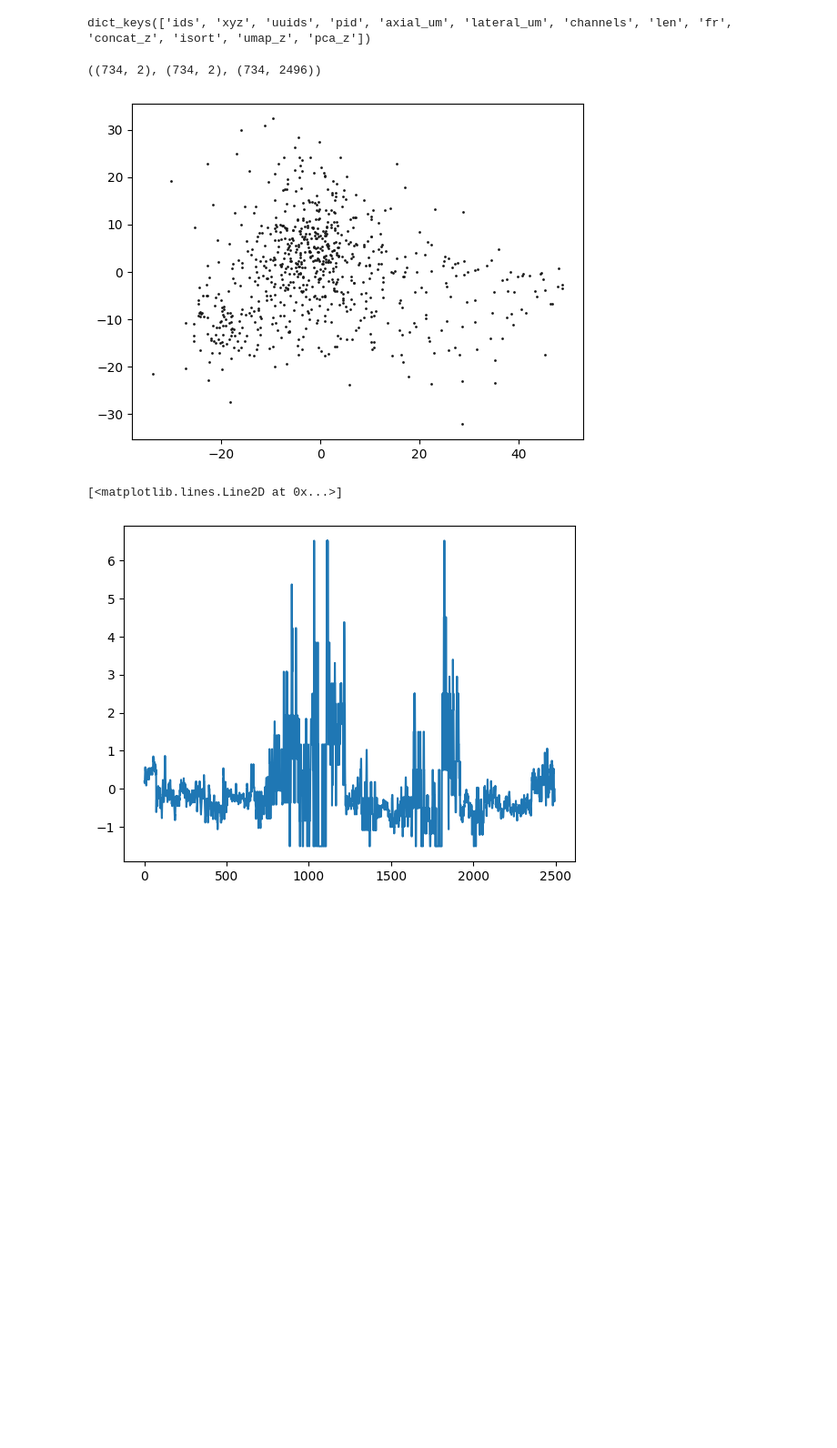
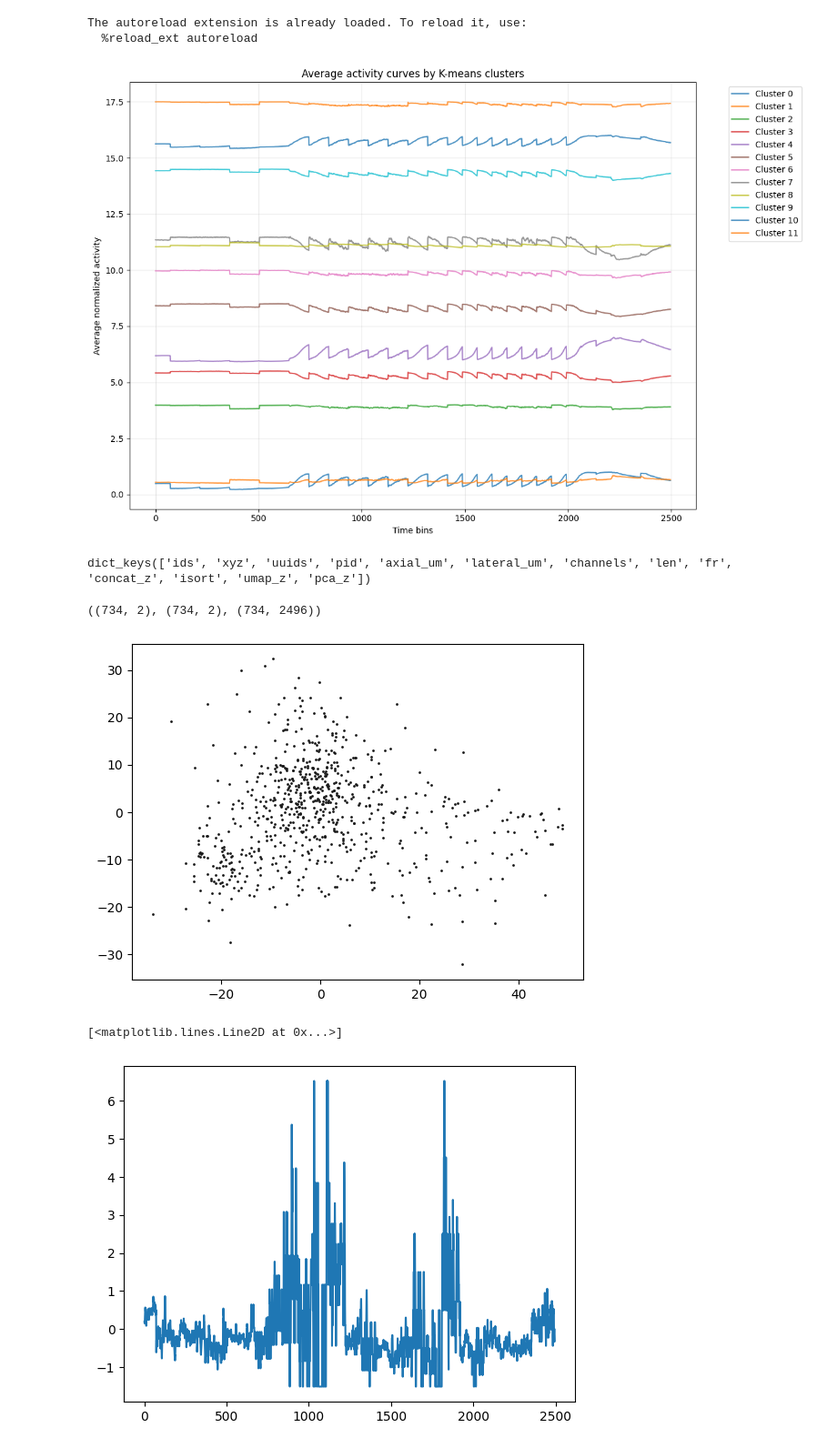
Before and after one commit to int-brain-lab/bwm_dmn, a Jupyter notebook: Test Download.ipynb, the cells around one changed output. Shown at 91% size. Cells and saved outputs as stored; diff of their text form; code cells hidden in the pictures; blank space fills up the shorter version.

```diff
--- a/Test Download.ipynb
+++ b/Test Download.ipynb
@@ -51,7 +51,8 @@ try:
     for i, (eid, probe, pid) in enumerate(eids_subset):
         print(f"  {i+1}. EID: {eid}, Probe: {probe}, PID: {pid}")
 
-    get_all_PETHs(eids_plus=eids_subset, vers='concat')
+    # get_all_PETHs(eids_plus=eids_subset, vers='concat')
+    get_all_PETHs(eids_plus=eids_subset, vers='concat',n_splits=2,replace=False)
 
     print("\n" + "="*50)
     print("TEST SUCCESSFUL! Ready for full download.")
@@ -108,3 +115,45 @@ embedding pca on concat...
+# %%
+import numpy as np
+import matplotlib.pyplot as plt
+%load_ext autoreload
+%autoreload 2
+
+pth_dmn = Path(one.cache_dir, 'dmn', 'res')
+datapath = Path(pth_dmn, f'concat_ephysFalse.npy')
+data = np.load(datapath, allow_pickle=True).flat[0]
+fig_path = "paper_figures"
+
+from sklearn.cluster import KMeans
+kmeans = KMeans(n_clusters=12,random_state=2025)
+kmeans.fit(data['concat_z'])
+labels = kmeans.labels_
+
+# Calculate average activity for each cluster
+unique_labels = np.unique(labels)
+cluster_averages = []
+
+for label in unique_labels:
+    mask = labels == label
+    avg_activity = np.mean(data['concat_z'][mask], axis=0)
+    cluster_averages.append(avg_activity)
+
+# Plot the average curves
+plt.figure(figsize=(12, 8))
+for i, avg_curve in enumerate(cluster_averages):
+    avg_curve /= np.max(np.abs(avg_curve))
+    plt.plot(avg_curve + 1.5*i, label=f'Cluster {unique_labels[i]}', alpha=0.8)
+
+plt.xlabel('Time bins')
+plt.ylabel('Average normalized activity')
+plt.title('Average activity curves by K-means clusters')
+plt.legend(bbox_to_anchor=(1.05, 1), loc='upper left')
+plt.grid(True, alpha=0.3)
+plt.tight_layout()
+plt.show()
+# %% [output]
+The autoreload extension is already loaded. To reload it, use:
+  %reload_ext autoreload
+[figure, added]
 # %%
 import numpy as np
 #load and make sure the data works
```
Also changed, not shown: parts of 4 cells of this notebook, 1 other file.
